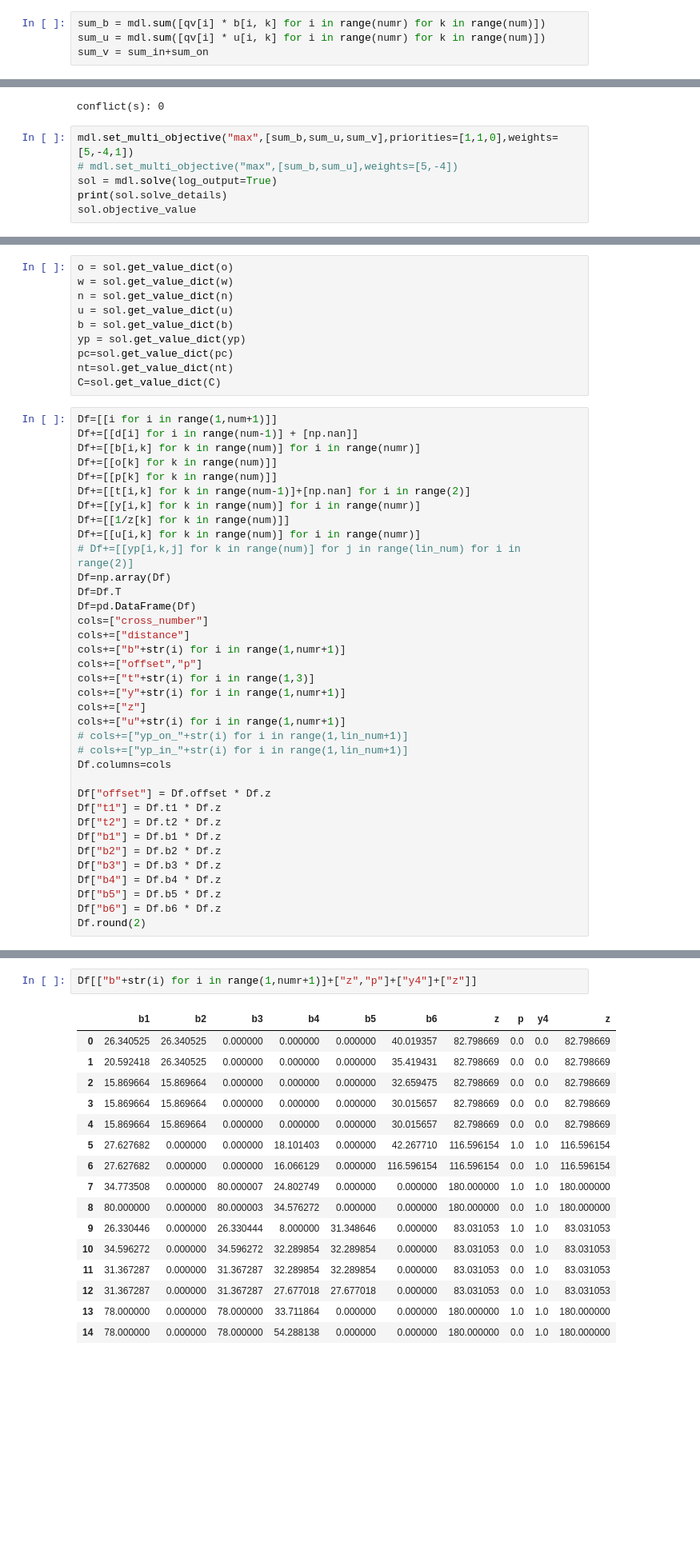
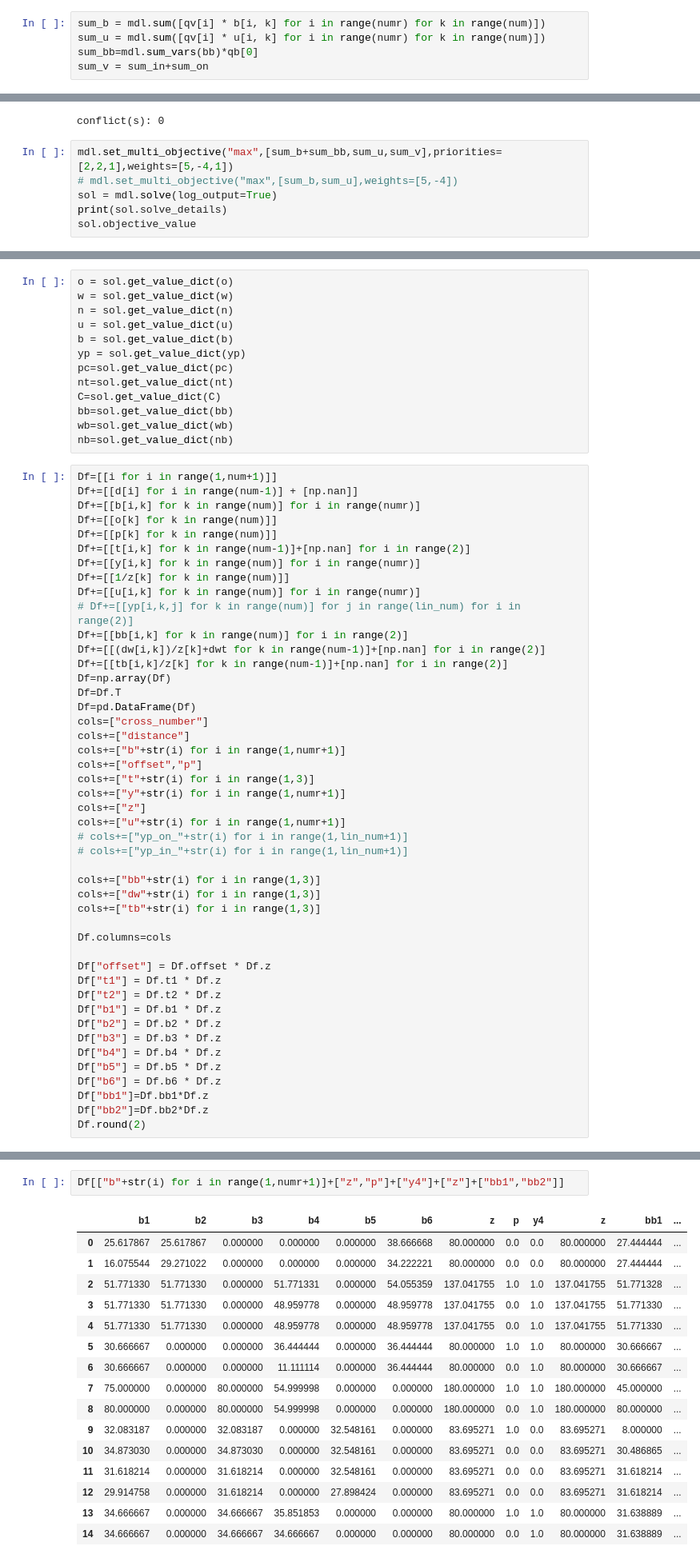
Before and after one commit to eeeecj/LMPband, a Jupyter notebook: proposed-variablespeed and bus.ipynb, the cells around one changed output, grey strips where cells are left out. Shown at 80% size. Saved outputs shown, nothing was run; the diff lists cells and outputs as text; blank space fills up the shorter version.

```diff
--- a/proposed-variablespeed and bus.ipynb
+++ b/proposed-variablespeed and bus.ipynb
@@ -703,6 +855,7 @@ $$
 # %%
 sum_b = mdl.sum([qv[i] * b[i, k] for i in range(numr) for k in range(num)])
 sum_u = mdl.sum([qv[i] * u[i, k] for i in range(numr) for k in range(num)])
+sum_bb=mdl.sum_vars(bb)*qb[0]
 sum_v = sum_in+sum_on
 # %%
 refiner=ConflictRefiner()
@@ -711,7 +864,7 @@ res.display()
 # %% [output]
 conflict(s): 0
 # %%
-mdl.set_multi_objective("max",[sum_b,sum_u,sum_v],priorities=[1,1,0],weights=[5,-4,1])
+mdl.set_multi_objective("max",[sum_b+sum_bb,sum_u,sum_v],priorities=[2,2,1],weights=[5,-4,1])
 # mdl.set_multi_objective("max",[sum_b,sum_u],weights=[5,-4])
 sol = mdl.solve(log_output=True)
 print(sol.solve_details)
@@ -749,6 +902,9 @@ yp = sol.get_value_dict(yp)
 pc=sol.get_value_dict(pc)
 nt=sol.get_value_dict(nt)
 C=sol.get_value_dict(C)
+bb=sol.get_value_dict(bb)
+wb=sol.get_value_dict(wb)
+nb=sol.get_value_dict(nb)
 # %%
 Df=[[i for i in range(1,num+1)]]
 Df+=[[d[i] for i in range(num-1)] + [np.nan]]
@@ -760,6 +916,9 @@ Df+=[[y[i,k] for k in range(num)] for i in range(numr)]
 Df+=[[1/z[k] for k in range(num)]]
 Df+=[[u[i,k] for k in range(num)] for i in range(numr)]
 # Df+=[[yp[i,k,j] for k in range(num)] for j in range(lin_num) for i in range(2)]
+Df+=[[bb[i,k] for k in range(num)] for i in range(2)]
+Df+=[[(dw[i,k])/z[k]+dwt for k in range(num-1)]+[np.nan] for i in range(2)]
+Df+=[[tb[i,k]/z[k] for k in range(num-1)]+[np.nan] for i in range(2)]
 Df=np.array(Df)
 Df=Df.T
 Df=pd.DataFrame(Df)
@@ -773,6 +932,11 @@ cols+=["z"]
 cols+=["u"+str(i) for i in range(1,numr+1)]
 # cols+=["yp_on_"+str(i) for i in range(1,lin_num+1)]
 # cols+=["yp_in_"+str(i) for i in range(1,lin_num+1)]
+
+cols+=["bb"+str(i) for i in range(1,3)]
+cols+=["dw"+str(i) for i in range(1,3)]
+cols+=["tb"+str(i) for i in range(1,3)]
+
 Df.columns=cols
 
 Df["offset"] = Df.offset * Df.z
@@ -784,6 +948,8 @@ Df["b3"] = Df.b3 * Df.z
 Df["b4"] = Df.b4 * Df.z
 Df["b5"] = Df.b5 * Df.z
 Df["b6"] = Df.b6 * Df.z
+Df["bb1"]=Df.bb1*Df.z
+Df["bb2"]=Df.bb2*Df.z
 Df.round(2)
 # %% [output]
 |  | cross_number | distance | b1 | b2 | b3 | b4 | b5 | b6 | offset | p | ... |
@@ -848,21 +1047,21 @@ def inbound(b, car_t, t, dis, distance):
     zip_y = [dis - distance, dis - distance, dis, dis]
     return zip_x, zip_y
 # %%
-Df[["b"+str(i) for i in range(1,numr+1)]+["z","p"]+["y4"]+["z"]]
+Df[["b"+str(i) for i in range(1,numr+1)]+["z","p"]+["y4"]+["z"]+["bb1","bb2"]]
 # %% [output]
-|  | b1 | b2 | b3 | b4 | b5 | b6 | z | p | y4 | z |
-| 0 | 26.340525 | 26.340525 | 0.000000 | 0.000000 | 0.000000 | 40.019357 | 82.798669 | 0.0 | 0.0 | 82.798669 |
-| 1 | 20.592418 | 26.340525 | 0.000000 | 0.000000 | 0.000000 | 35.419431 | 82.798669 | 0.0 | 0.0 | 82.798669 |
-| 2 | 15.869664 | 15.869664 | 0.000000 | 0.000000 | 0.000000 | 32.659475 | 82.798669 | 0.0 | 0.0 | 82.798669 |
-| 3 | 15.869664 | 15.869664 | 0.000000 | 0.000000 | 0.000000 | 30.015657 | 82.798669 | 0.0 | 0.0 | 82.798669 |
-| 4 | 15.869664 | 15.869664 | 0.000000 | 0.000000 | 0.000000 | 30.015657 | 82.798669 | 0.0 | 0.0 | 82.798669 |
-| 5 | 27.627682 | 0.000000 | 0.000000 | 18.101403 | 0.000000 | 42.267710 | 116.596154 | 1.0 | 1.0 | 116.596154 |
-| 6 | 27.627682 | 0.000000 | 0.000000 | 16.066129 | 0.000000 | 116.596154 | 116.596154 | 0.0 | 1.0 | 116.596154 |
-| 7 | 34.773508 | 0.000000 | 80.000007 | 24.802749 | 0.000000 | 0.000000 | 180.000000 | 1.0 | 1.0 | 180.000000 |
-| 8 | 80.000000 | 0.000000 | 80.000003 | 34.576272 | 0.000000 | 0.000000 | 180.000000 | 0.0 | 1.0 | 180.000000 |
-| 9 | 26.330446 | 0.000000 | 26.330444 | 8.000000 | 31.348646 | 0.000000 | 83.031053 | 1.0 | 1.0 | 83.031053 |
-| 10 | 34.596272 | 0.000000 | 34.596272 | 32.289854 | 32.289854 | 0.000000 | 83.031053 | 0.0 | 1.0 | 83.031053 |
-| 11 | 31.367287 | 0.000000 | 31.367287 | 32.289854 | 32.289854 | 0.000000 | 83.031053 | 0.0 | 1.0 | 83.031053 |
-| 12 | 31.367287 | 0.000000 | 31.367287 | 27.677018 | 27.677018 | 0.000000 | 83.031053 | 0.0 | 1.0 | 83.031053 |
-| 13 | 78.000000 | 0.000000 | 78.000000 | 33.711864 | 0.000000 | 0.000000 | 180.000000 | 1.0 | 1.0 | 180.000000 |
-| 14 | 78.000000 | 0.000000 | 78.000000 | 54.288138 | 0.000000 | 0.000000 | 180.000000 | 0.0 | 1.0 | 180.000000 |
+|  | b1 | b2 | b3 | b4 | b5 | b6 | z | p | y4 | z | bb1 | ... |
+| 0 | 25.617867 | 25.617867 | 0.000000 | 0.000000 | 0.000000 | 38.666668 | 80.000000 | 0.0 | 0.0 | 80.000000 | 27.444444 | ... |
+| 1 | 16.075544 | 29.271022 | 0.000000 | 0.000000 | 0.000000 | 34.222221 | 80.000000 | 0.0 | 0.0 | 80.000000 | 27.444444 | ... |
+| 2 | 51.771330 | 51.771330 | 0.000000 | 51.771331 | 0.000000 | 54.055359 | 137.041755 | 1.0 | 1.0 | 137.041755 | 51.771328 | ... |
+| 3 | 51.771330 | 51.771330 | 0.000000 | 48.959778 | 0.000000 | 48.959778 | 137.041755 | 0.0 | 1.0 | 137.041755 | 51.771330 | ... |
+| 4 | 51.771330 | 51.771330 | 0.000000 | 48.959778 | 0.000000 | 48.959778 | 137.041755 | 0.0 | 1.0 | 137.041755 | 51.771330 | ... |
+| 5 | 30.666667 | 0.000000 | 0.000000 | 36.444444 | 0.000000 | 36.444444 | 80.000000 | 1.0 | 1.0 | 80.000000 | 30.666667 | ... |
+| 6 | 30.666667 | 0.000000 | 0.000000 | 11.111114 | 0.000000 | 36.444444 | 80.000000 | 0.0 | 1.0 | 80.000000 | 30.666667 | ... |
+| 7 | 75.000000 | 0.000000 | 80.000000 | 54.999998 | 0.000000 | 0.000000 | 180.000000 | 1.0 | 1.0 | 180.000000 | 45.000000 | ... |
+| 8 | 80.000000 | 0.000000 | 80.000000 | 54.999998 | 0.000000 | 0.000000 | 180.000000 | 0.0 | 1.0 | 180.000000 | 80.000000 | ... |
+| 9 | 32.083187 | 0.000000 | 32.083187 | 0.000000 | 32.548161 | 0.000000 | 83.695271 | 1.0 | 0.0 | 83.695271 | 8.000000 | ... |
+| 10 | 34.873030 | 0.000000 | 34.873030 | 0.000000 | 32.548161 | 0.000000 | 83.695271 | 0.0 | 0.0 | 83.695271 | 30.486865 | ... |
+| 11 | 31.618214 | 0.000000 | 31.618214 | 0.000000 | 32.548161 | 0.000000 | 83.695271 | 0.0 | 0.0 | 83.695271 | 31.618214 | ... |
+| 12 | 29.914758 | 0.000000 | 31.618214 | 0.000000 | 27.898424 | 0.000000 | 83.695271 | 0.0 | 0.0 | 83.695271 | 31.618214 | ... |
+| 13 | 34.666667 | 0.000000 | 34.666667 | 35.851853 | 0.000000 | 0.000000 | 80.000000 | 1.0 | 1.0 | 80.000000 | 31.638889 | ... |
+| 14 | 34.666667 | 0.000000 | 34.666667 | 34.666667 | 0.000000 | 0.000000 | 80.000000 | 0.0 | 1.0 | 80.000000 | 31.638889 | ... |
```
Also changed, not shown: parts of 39 cells of this notebook, 2 other files.
